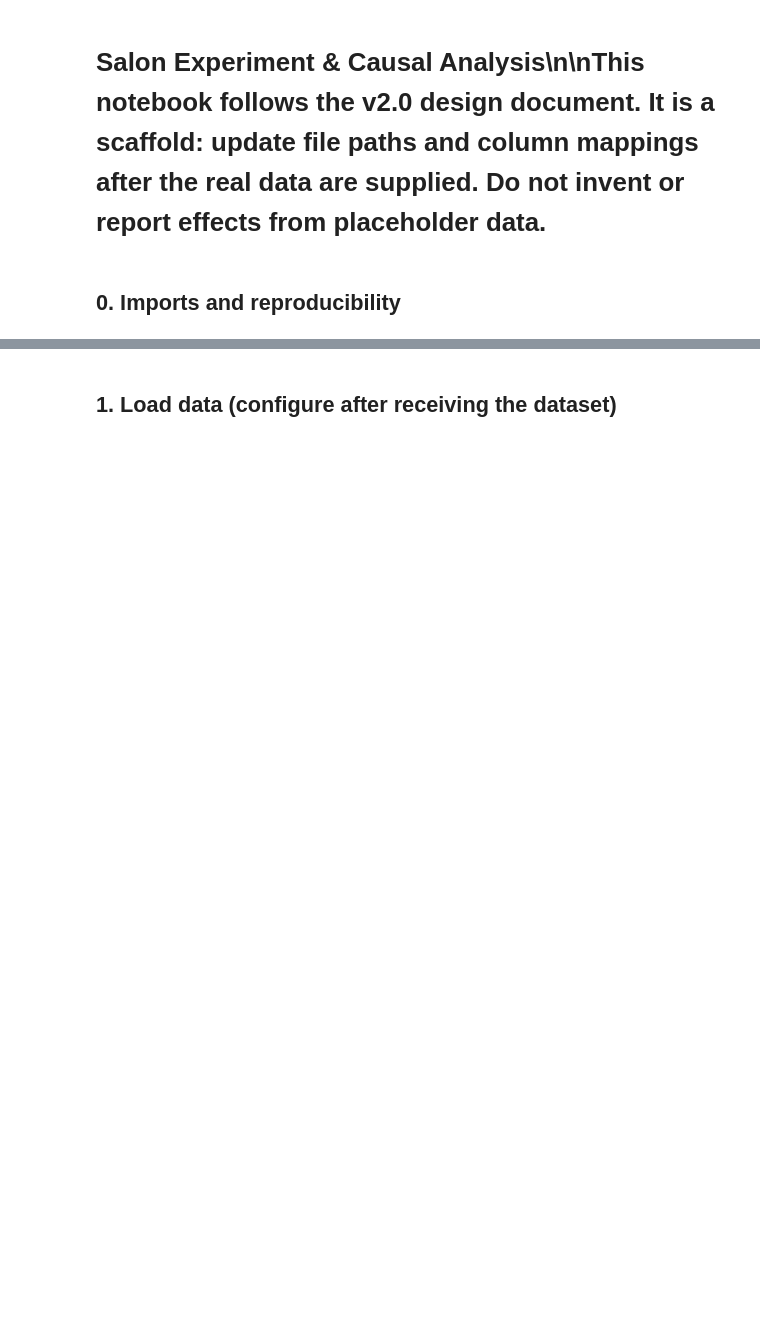
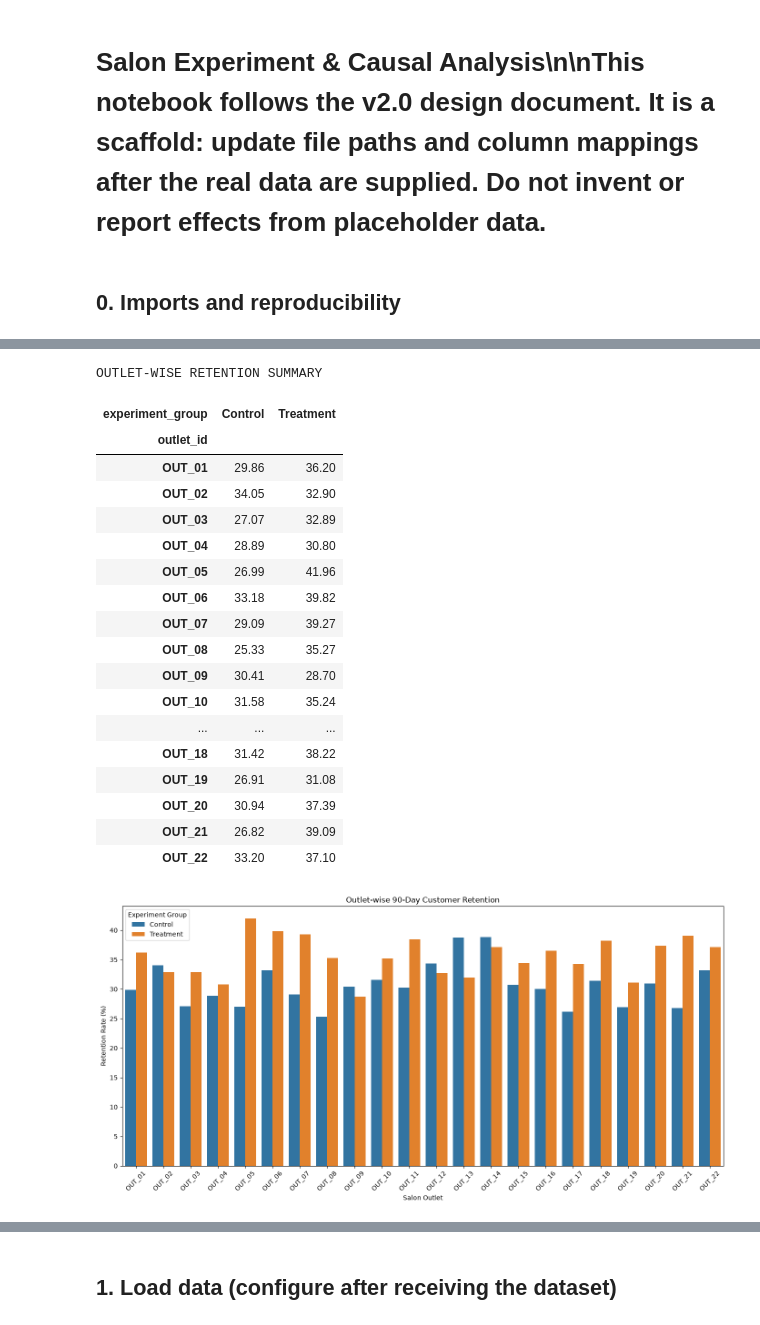
Before and after one commit to Ansar-Oni/salon-experiment-causal-analysis, a Jupyter notebook: notebooks/02_analysis.ipynb, the cells around one changed output, grey strips where cells are left out. Saved outputs shown, nothing was run; the diff lists cells and outputs as text; code cells hidden in the pictures; blank space fills up the shorter version.

```diff
--- a/notebooks/02_analysis.ipynb
+++ b/notebooks/02_analysis.ipynb
@@ -21,0 +322,71 @@ DATA_DIR = PROJECT_ROOT / "data"
+# %%
+# ==========================================
+# STEP 11: OUTLET-WISE RETENTION ANALYSIS
+# ==========================================
+
+import matplotlib.pyplot as plt
+import seaborn as sns
+
+# Calculate retention rate for each outlet and experiment group
+outlet_analysis = (
+    customers.groupby(
+        ["outlet_id", "experiment_group"]
+    )["retained_90d"]
+    .mean()
+    .reset_index()
+)
+
+# Convert to percentage
+outlet_analysis["retention_rate"] = (
+    outlet_analysis["retained_90d"] * 100
+)
+
+# Display results
+print("OUTLET-WISE RETENTION SUMMARY")
+
+display(
+    outlet_analysis.pivot(
+        index="outlet_id",
+        columns="experiment_group",
+        values="retention_rate"
+    ).round(2)
+)
+
+# Create comparison chart
+plt.figure(figsize=(14, 7))
+
+sns.barplot(
+    data=outlet_analysis,
+    x="outlet_id",
+    y="retention_rate",
+    hue="experiment_group"
+)
+
+plt.title("Outlet-wise 90-Day Customer Retention")
+plt.xlabel("Salon Outlet")
+plt.ylabel("Retention Rate (%)")
+plt.xticks(rotation=45)
+plt.legend(title="Experiment Group")
+plt.tight_layout()
+plt.show()
+# %% [output]
+OUTLET-WISE RETENTION SUMMARY
+| experiment_group | Control | Treatment |
+| outlet_id |  |  |
+| OUT_01 | 29.86 | 36.20 |
+| OUT_02 | 34.05 | 32.90 |
+| OUT_03 | 27.07 | 32.89 |
+| OUT_04 | 28.89 | 30.80 |
+| OUT_05 | 26.99 | 41.96 |
+| OUT_06 | 33.18 | 39.82 |
+| OUT_07 | 29.09 | 39.27 |
+| OUT_08 | 25.33 | 35.27 |
+| OUT_09 | 30.41 | 28.70 |
+| OUT_10 | 31.58 | 35.24 |
+| ... | ... | ... |
+| OUT_18 | 31.42 | 38.22 |
+| OUT_19 | 26.91 | 31.08 |
+| OUT_20 | 30.94 | 37.39 |
+| OUT_21 | 26.82 | 39.09 |
+| OUT_22 | 33.20 | 37.10 |
+[figure, added]
```
Also changed, not shown: parts of 13 cells of this notebook, 7 other files.
